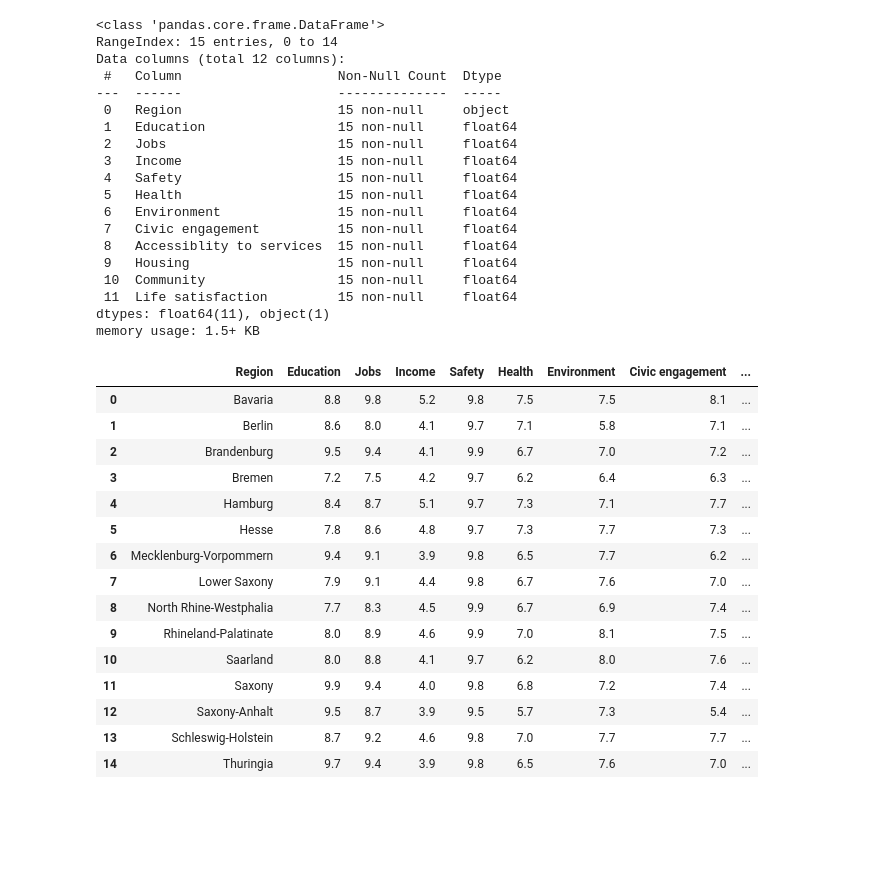
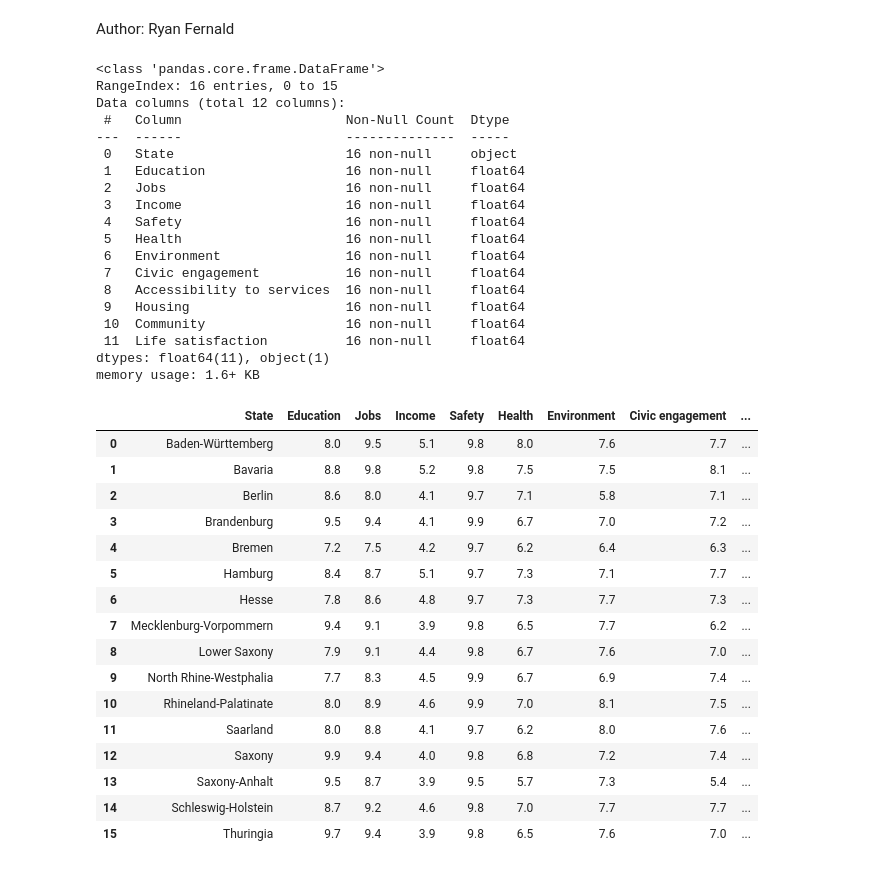
Before and after one commit to ANikfarjam/Germany-City-Plus-Kmean-Clustering-ML-Learing-and-Rulebase-AI, a Jupyter notebook: Training/rating.ipynb, the cells around one changed output. Cells and saved outputs as stored; diff of their text form; code cells hidden in the pictures; blank space fills up the shorter version.

```diff
--- a/Training/rating.ipynb
+++ b/Training/rating.ipynb
@@ -3,48 +1,51 @@ Author: Ryan Fernald
+# %% [markdown]
+Author: Ryan Fernald
 # %%
 import pandas as pd
 import numpy as np
 # %%
 df = pd.read_csv('/Users/chuck/Documents/GitHub/CS133FinalProject/CS133Project/DATA/Sean data - help/Cultural/germany_state_ratings_1-10_various_categories.csv')
 df.drop(['Country', 'Code'], axis = 1, inplace=True)
 df.info()
-df.set_index("Region")
+df.set_index("State")
 df
 # %% [output]
 <class 'pandas.core.frame.DataFrame'>
-RangeIndex: 15 entries, 0 to 14
+RangeIndex: 16 entries, 0 to 15
 Data columns (total 12 columns):
- #   Column                    Non-Null Count  Dtype
----  ------                    --------------  -----
- 0   Region                    15 non-null     object
- 1   Education                 15 non-null     float64
- 2   Jobs                      15 non-null     float64
- 3   Income                    15 non-null     float64
- 4   Safety                    15 non-null     float64
- 5   Health                    15 non-null     float64
- 6   Environment               15 non-null     float64
- 7   Civic engagement          15 non-null     float64
- 8   Accessiblity to services  15 non-null     float64
- 9   Housing                   15 non-null     float64
- 10  Community                 15 non-null     float64
- 11  Life satisfaction         15 non-null     float64
+ #   Column                     Non-Null Count  Dtype
+---  ------                     --------------  -----
+ 0   State                      16 non-null     object
+ 1   Education                  16 non-null     float64
+ 2   Jobs                       16 non-null     float64
+ 3   Income                     16 non-null     float64
+ 4   Safety                     16 non-null     float64
+ 5   Health                     16 non-null     float64
+ 6   Environment                16 non-null     float64
+ 7   Civic engagement           16 non-null     float64
+ 8   Accessibility to services  16 non-null     float64
+ 9   Housing                    16 non-null     float64
+ 10  Community                  16 non-null     float64
+ 11  Life satisfaction          16 non-null     float64
 dtypes: float64(11), object(1)
-memory usage: 1.5+ KB
+memory usage: 1.6+ KB
-|  | Region | Education | Jobs | Income | Safety | Health | Environment | Civic engagement | ... |
-| 0 | Bavaria | 8.8 | 9.8 | 5.2 | 9.8 | 7.5 | 7.5 | 8.1 | ... |
-| 1 | Berlin | 8.6 | 8.0 | 4.1 | 9.7 | 7.1 | 5.8 | 7.1 | ... |
-| 2 | Brandenburg | 9.5 | 9.4 | 4.1 | 9.9 | 6.7 | 7.0 | 7.2 | ... |
-| 3 | Bremen | 7.2 | 7.5 | 4.2 | 9.7 | 6.2 | 6.4 | 6.3 | ... |
-| 4 | Hamburg | 8.4 | 8.7 | 5.1 | 9.7 | 7.3 | 7.1 | 7.7 | ... |
-| 5 | Hesse | 7.8 | 8.6 | 4.8 | 9.7 | 7.3 | 7.7 | 7.3 | ... |
-| 6 | Mecklenburg-Vorpommern | 9.4 | 9.1 | 3.9 | 9.8 | 6.5 | 7.7 | 6.2 | ... |
-| 7 | Lower Saxony | 7.9 | 9.1 | 4.4 | 9.8 | 6.7 | 7.6 | 7.0 | ... |
-| 8 | North Rhine-Westphalia | 7.7 | 8.3 | 4.5 | 9.9 | 6.7 | 6.9 | 7.4 | ... |
-| 9 | Rhineland-Palatinate | 8.0 | 8.9 | 4.6 | 9.9 | 7.0 | 8.1 | 7.5 | ... |
-| 10 | Saarland | 8.0 | 8.8 | 4.1 | 9.7 | 6.2 | 8.0 | 7.6 | ... |
-| 11 | Saxony | 9.9 | 9.4 | 4.0 | 9.8 | 6.8 | 7.2 | 7.4 | ... |
-| 12 | Saxony-Anhalt | 9.5 | 8.7 | 3.9 | 9.5 | 5.7 | 7.3 | 5.4 | ... |
-| 13 | Schleswig-Holstein | 8.7 | 9.2 | 4.6 | 9.8 | 7.0 | 7.7 | 7.7 | ... |
-| 14 | Thuringia | 9.7 | 9.4 | 3.9 | 9.8 | 6.5 | 7.6 | 7.0 | ... |
+|  | State | Education | Jobs | Income | Safety | Health | Environment | Civic engagement | ... |
+| 0 | Baden-Württemberg | 8.0 | 9.5 | 5.1 | 9.8 | 8.0 | 7.6 | 7.7 | ... |
+| 1 | Bavaria | 8.8 | 9.8 | 5.2 | 9.8 | 7.5 | 7.5 | 8.1 | ... |
+| 2 | Berlin | 8.6 | 8.0 | 4.1 | 9.7 | 7.1 | 5.8 | 7.1 | ... |
+| 3 | Brandenburg | 9.5 | 9.4 | 4.1 | 9.9 | 6.7 | 7.0 | 7.2 | ... |
+| 4 | Bremen | 7.2 | 7.5 | 4.2 | 9.7 | 6.2 | 6.4 | 6.3 | ... |
+| 5 | Hamburg | 8.4 | 8.7 | 5.1 | 9.7 | 7.3 | 7.1 | 7.7 | ... |
+| 6 | Hesse | 7.8 | 8.6 | 4.8 | 9.7 | 7.3 | 7.7 | 7.3 | ... |
+| 7 | Mecklenburg-Vorpommern | 9.4 | 9.1 | 3.9 | 9.8 | 6.5 | 7.7 | 6.2 | ... |
+| 8 | Lower Saxony | 7.9 | 9.1 | 4.4 | 9.8 | 6.7 | 7.6 | 7.0 | ... |
+| 9 | North Rhine-Westphalia | 7.7 | 8.3 | 4.5 | 9.9 | 6.7 | 6.9 | 7.4 | ... |
+| 10 | Rhineland-Palatinate | 8.0 | 8.9 | 4.6 | 9.9 | 7.0 | 8.1 | 7.5 | ... |
+| 11 | Saarland | 8.0 | 8.8 | 4.1 | 9.7 | 6.2 | 8.0 | 7.6 | ... |
+| 12 | Saxony | 9.9 | 9.4 | 4.0 | 9.8 | 6.8 | 7.2 | 7.4 | ... |
+| 13 | Saxony-Anhalt | 9.5 | 8.7 | 3.9 | 9.5 | 5.7 | 7.3 | 5.4 | ... |
+| 14 | Schleswig-Holstein | 8.7 | 9.2 | 4.6 | 9.8 | 7.0 | 7.7 | 7.7 | ... |
+| 15 | Thuringia | 9.7 | 9.4 | 3.9 | 9.8 | 6.5 | 7.6 | 7.0 | ... |
 # %%
 # Extract the first cell from the second column (excluding the 'Region' column)
 first_cell_value = df.iloc[0, 1]
```
Also changed, not shown: parts of 5 cells of this notebook, 1 other file.
